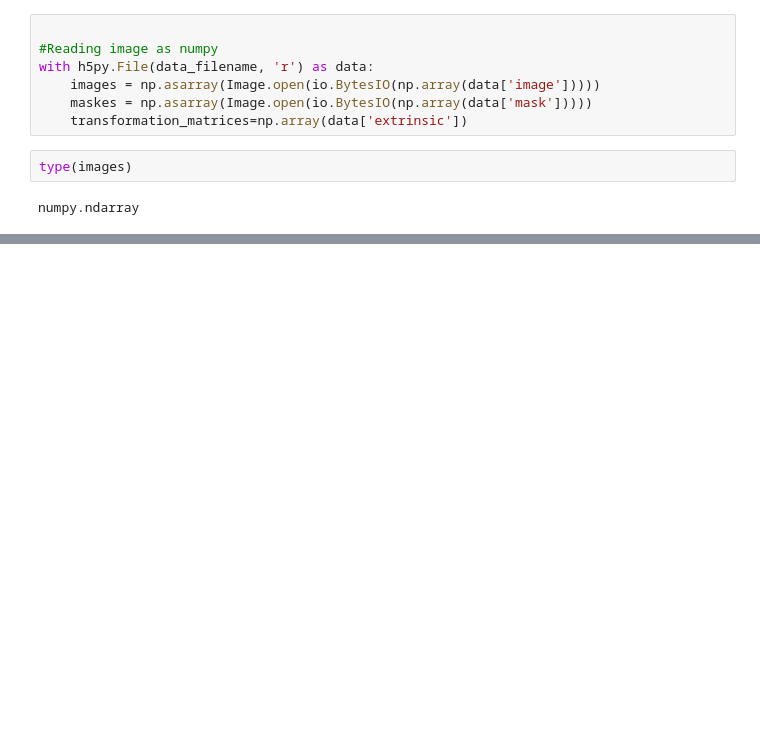
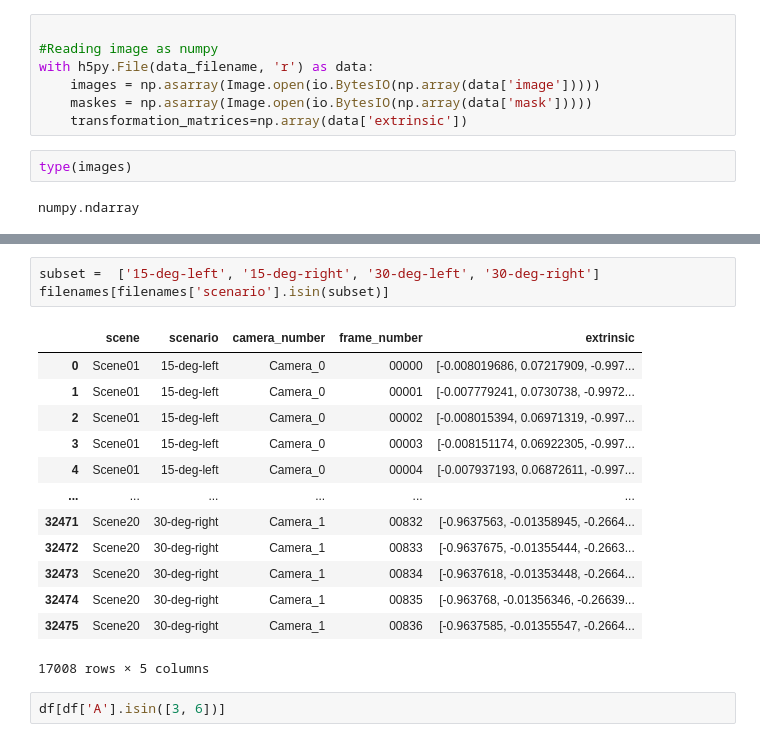
Before and after one commit to DependableSoftware2-0/SemanticTemporalFusion, a Jupyter notebook: semantic_segmentation_notebooks/hdf5_vkitti.ipynb, the cells around one changed output, grey strips where cells are left out. Drawn from its saved outputs; the diff is of its cells as text; blank space fills up the shorter version.

```diff
--- a/semantic_segmentation_notebooks/hdf5_vkitti.ipynb
+++ b/semantic_segmentation_notebooks/hdf5_vkitti.ipynb
@@ -168,0 +288,19 @@ numpy.ndarray
+# %%
+subset =  ['15-deg-left', '15-deg-right', '30-deg-left', '30-deg-right']
+filenames[filenames['scenario'].isin(subset)]
+# %% [output]
+|  | scene | scenario | camera_number | frame_number | extrinsic |
+| 0 | Scene01 | 15-deg-left | Camera_0 | 00000 | [-0.008019686, 0.07217909, -0.997... |
+| 1 | Scene01 | 15-deg-left | Camera_0 | 00001 | [-0.007779241, 0.0730738, -0.9972... |
+| 2 | Scene01 | 15-deg-left | Camera_0 | 00002 | [-0.008015394, 0.06971319, -0.997... |
+| 3 | Scene01 | 15-deg-left | Camera_0 | 00003 | [-0.008151174, 0.06922305, -0.997... |
+| 4 | Scene01 | 15-deg-left | Camera_0 | 00004 | [-0.007937193, 0.06872611, -0.997... |
+| ... | ... | ... | ... | ... | ... |
+| 32471 | Scene20 | 30-deg-right | Camera_1 | 00832 | [-0.9637563, -0.01358945, -0.2664... |
+| 32472 | Scene20 | 30-deg-right | Camera_1 | 00833 | [-0.9637675, -0.01355444, -0.2663... |
+| 32473 | Scene20 | 30-deg-right | Camera_1 | 00834 | [-0.9637618, -0.01353448, -0.2664... |
+| 32474 | Scene20 | 30-deg-right | Camera_1 | 00835 | [-0.963768, -0.01356346, -0.26639... |
+| 32475 | Scene20 | 30-deg-right | Camera_1 | 00836 | [-0.9637585, -0.01355547, -0.2664... |
+17008 rows × 5 columns
+# %%
+df[df['A'].isin([3, 6])]
```
Also changed, not shown: parts of 19 cells of this notebook, 13 other files.
